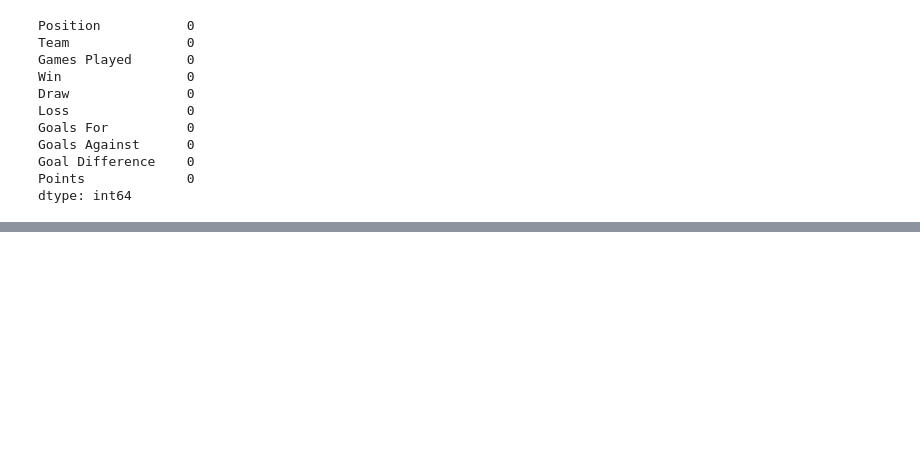
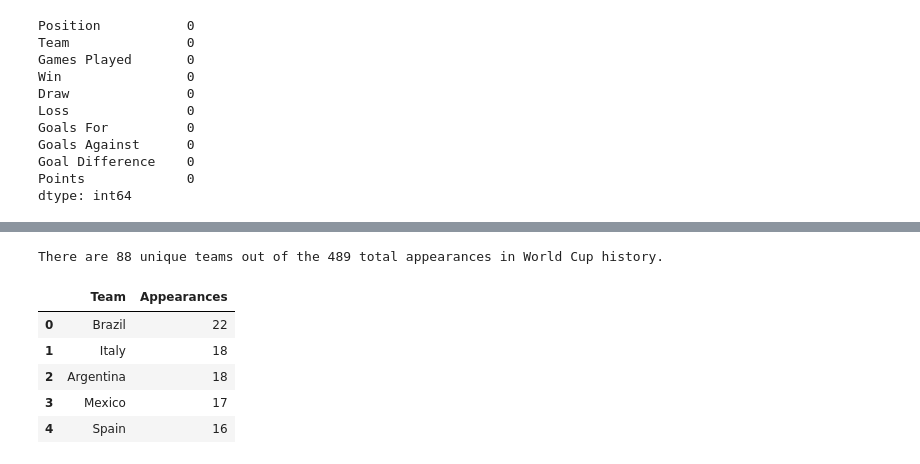
Before and after one commit to Cemozbay1/FIFA_WC_Data_Analysis, a Jupyter notebook: FIFA_Word_Cup_Predictive_Analysis.ipynb, the cells around one changed output, grey strips where cells are left out. Cells and saved outputs as stored; diff of their text form; code cells hidden in the pictures; blank space fills up the shorter version.

```diff
--- a/FIFA_Word_Cup_Predictive_Analysis.ipynb
+++ b/FIFA_Word_Cup_Predictive_Analysis.ipynb
@@ -146,0 +169,22 @@ Text(0, 0.5, 'Number of World Cup')
+# %%
+# Combine all teams from all DataFrames
+all_teams = pd.concat(df_list)["Team"]
+
+# Get unique teams
+unique_teams = all_teams.unique()
+
+print(f"There are {len(unique_teams)} unique teams out of the {len(all_teams)} total appearances in World Cup history.")
+
+# Count appearances
+team_apps_data = all_teams.value_counts().reset_index().rename(columns={"index": "Team", "Team": "Appearances"})
+
+
+team_apps_data.head()
+# %% [output]
+There are 88 unique teams out of the 489 total appearances in World Cup history.
+|  | Team | Appearances |
+| 0 | Brazil | 22 |
+| 1 | Italy | 18 |
+| 2 | Argentina | 18 |
+| 3 | Mexico | 17 |
+| 4 | Spain | 16 |
```
Also changed, not shown: parts of 10 cells of this notebook.
